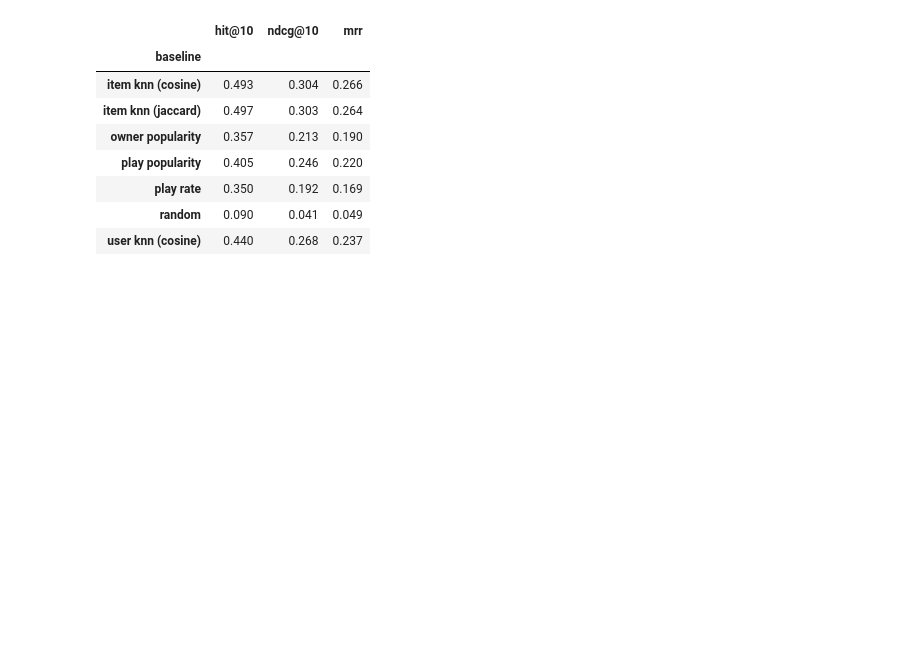
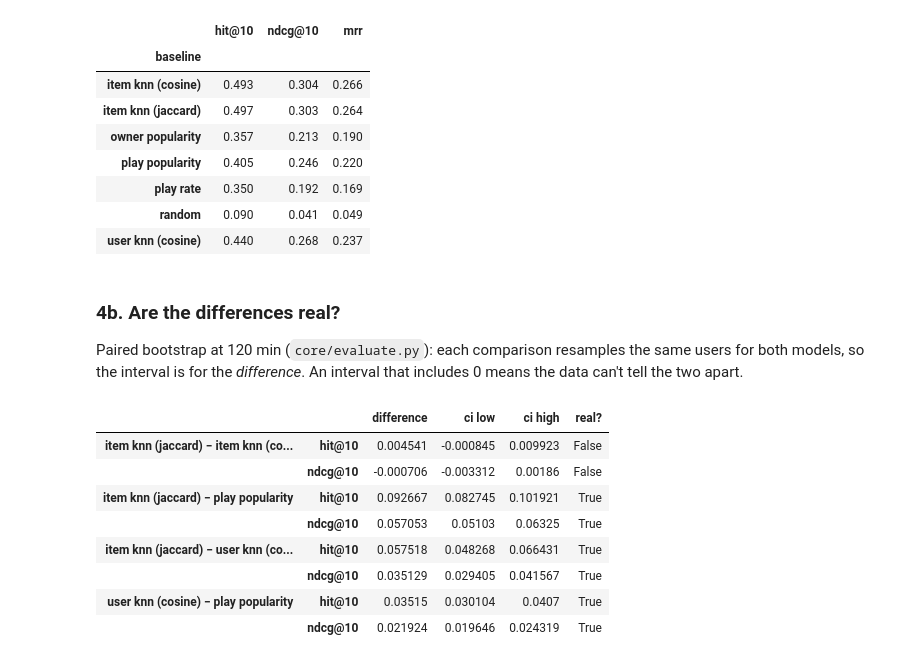
Before and after one commit to kberesfo/cse-258-assignment-2, a Jupyter notebook: notebooks/explore_play.ipynb, the cells around one changed output. Drawn from its saved outputs; the diff is of its cells as text; code cells hidden in the pictures; blank space fills up the shorter version.

Commit message:
update for eval metrics

```diff
--- a/notebooks/explore_play.ipynb
+++ b/notebooks/explore_play.ipynb
@@ -269,6 +271,43 @@ results.loc[m0]
 | play rate | 0.350 | 0.192 | 0.169 |
 | random | 0.090 | 0.041 | 0.049 |
 | user knn (cosine) | 0.440 | 0.268 | 0.237 |
+# %% [markdown]
+### 4b. Are the differences real?
+Paired bootstrap at 120 min (`core/evaluate.py`): each comparison resamples the same users
+for both models, so the interval is for the *difference*. An interval that includes 0
+means the data can't tell the two apart.
+# %%
+N_BOOT = 1000
+task, c = tasks[m0], tasks[m0]["cand"]
+
+per_user = {
+    name: evaluate_ranking(c, BASELINES[name](task), k=K, n_boot=N_BOOT, seed=cfg.seed)[1]
+    for name in ["play popularity", "user knn (cosine)", "item knn (cosine)", "item knn (jaccard)"]
+}
+
+pairs = [
+    ("item knn (jaccard)", "item knn (cosine)"),   # which similarity?
+    ("item knn (jaccard)", "play popularity"),     # does personalization help?
+    ("item knn (jaccard)", "user knn (cosine)"),   # item- vs user-based
+    ("user knn (cosine)", "play popularity"),
+]
+rows = {}
+for a, b in pairs:
+    for metric in ("hit@10", "ndcg@10"):
+        d = compare(per_user[a][metric], per_user[b][metric], n_boot=N_BOOT, seed=cfg.seed)
+        rows[(f"{a} − {b}", metric)] = {"difference": d.value, "ci low": d.ci_low,
+                                         "ci high": d.ci_high, "real?": d.ci_low > 0 or d.ci_high < 0}
+pd.DataFrame(rows).T.round(4)
+# %% [output]
+|  |  | difference | ci low | ci high | real? |
+| item knn (jaccard) − item knn (co... | hit@10 | 0.004541 | -0.000845 | 0.009923 | False |
+|  | ndcg@10 | -0.000706 | -0.003312 | 0.00186 | False |
+| item knn (jaccard) − play popularity | hit@10 | 0.092667 | 0.082745 | 0.101921 | True |
+|  | ndcg@10 | 0.057053 | 0.05103 | 0.06325 | True |
+| item knn (jaccard) − user knn (co... | hit@10 | 0.057518 | 0.048268 | 0.066431 | True |
+|  | ndcg@10 | 0.035129 | 0.029405 | 0.041567 | True |
+| user knn (cosine) − play popularity | hit@10 | 0.03515 | 0.030104 | 0.0407 | True |
+|  | ndcg@10 | 0.021924 | 0.019646 | 0.024319 | True |
 # %% [markdown]
 ## 5. Questions to answer
 - Does **owner popularity** change as the threshold rises? (If played games are a
```
Also changed, not shown: parts of 2 cells of this notebook, 2 other files.
